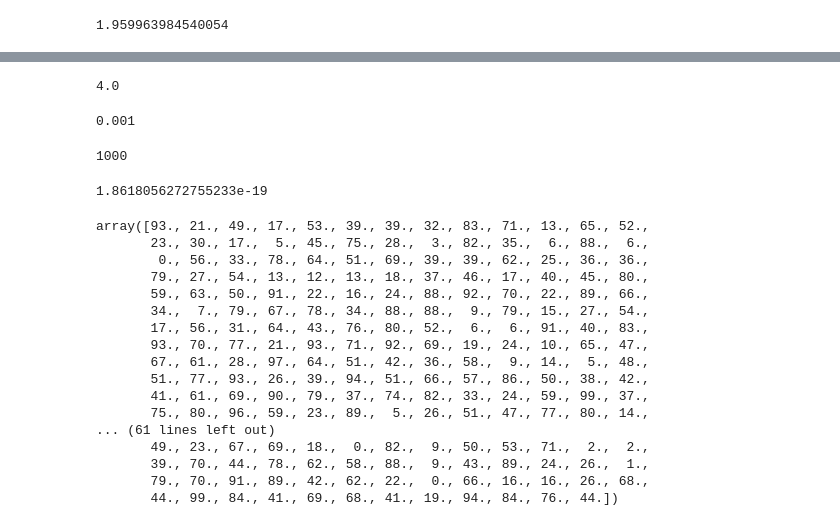
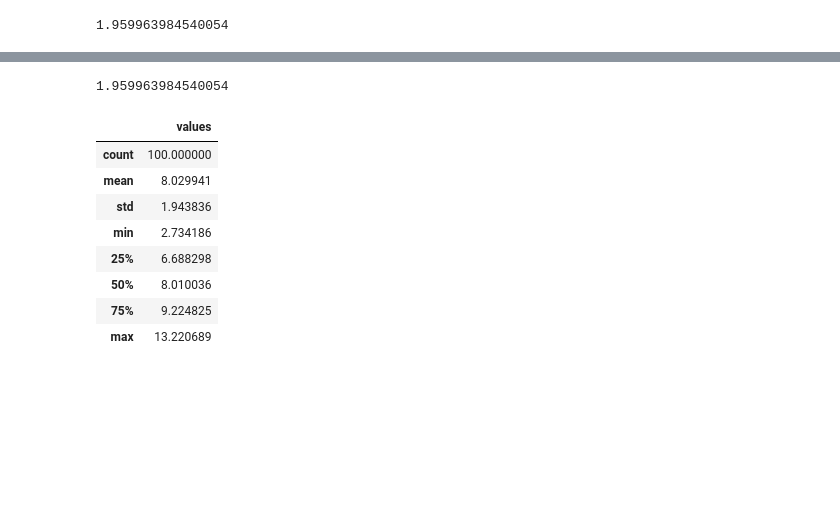
Before and after one commit to s-lasch/Notebooks, a Jupyter notebook: Normal Distributions.ipynb, the cells around one changed output, grey strips where cells are left out. Drawn from its saved outputs; the diff is of its cells as text; code cells hidden in the pictures; blank space fills up the shorter version.

```diff
--- a/Normal Distributions.ipynb
+++ b/Normal Distributions.ipynb
@@ -17,0 +19,3 @@ l = [np.random.randint(100) for i in range(1000)]
+# %%
+l = 8 + 2*np.random.randn(100)
+l
@@ -52,36 +85,17 @@ std_dev
-# %%
-len(l)*.004
-# %% [output]
-4.0
-# %%
-1/len(l)
-# %% [output]
-0.001
-# %%
-len(l)
-# %% [output]
-1000
-# %%
-st_dev/math.sqrt(len(l))
-# %% [output]
-1.8618056272755233e-19
 # %%
-st.norm.mean(l)
+st.norm.ppf(.975)
 # %% [output]
-array([93., 21., 49., 17., 53., 39., 39., 32., 83., 71., 13., 65., 52.,
-       23., 30., 17.,  5., 45., 75., 28.,  3., 82., 35.,  6., 88.,  6.,
-        0., 56., 33., 78., 64., 51., 69., 39., 39., 62., 25., 36., 36.,
-       79., 27., 54., 13., 12., 13., 18., 37., 46., 17., 40., 45., 80.,
-       59., 63., 50., 91., 22., 16., 24., 88., 92., 70., 22., 89., 66.,
-       34.,  7., 79., 67., 78., 34., 88., 88.,  9., 79., 15., 27., 54.,
-       17., 56., 31., 64., 43., 76., 80., 52.,  6.,  6., 91., 40., 83.,
-       93., 70., 77., 21., 93., 71., 92., 69., 19., 24., 10., 65., 47.,
-       67., 61., 28., 97., 64., 51., 42., 36., 58.,  9., 14.,  5., 48.,
-       51., 77., 93., 26., 39., 94., 51., 66., 57., 86., 50., 38., 42.,
-       41., 61., 69., 90., 79., 37., 74., 82., 33., 24., 59., 99., 37.,
-       75., 80., 96., 59., 23., 89.,  5., 26., 51., 47., 77., 80., 14.,
-... (61 lines left out)
-       49., 23., 67., 69., 18.,  0., 82.,  9., 50., 53., 71.,  2.,  2.,
-       39., 70., 44., 78., 62., 58., 88.,  9., 43., 89., 24., 26.,  1.,
-       79., 70., 91., 89., 42., 62., 22.,  0., 66., 16., 16., 26., 68.,
-       44., 99., 84., 41., 69., 68., 41., 19., 94., 84., 76., 44.])
+1.959963984540054
+# %%
+df = pd.DataFrame(l, columns=['values'])
+df.describe()
+# %% [output]
+|  | values |
+| count | 100.000000 |
+| mean | 8.029941 |
+| std | 1.943836 |
+| min | 2.734186 |
+| 25% | 6.688298 |
+| 50% | 8.010036 |
+| 75% | 9.224825 |
+| max | 13.220689 |
```
Also changed, not shown: parts of 11 cells of this notebook.
